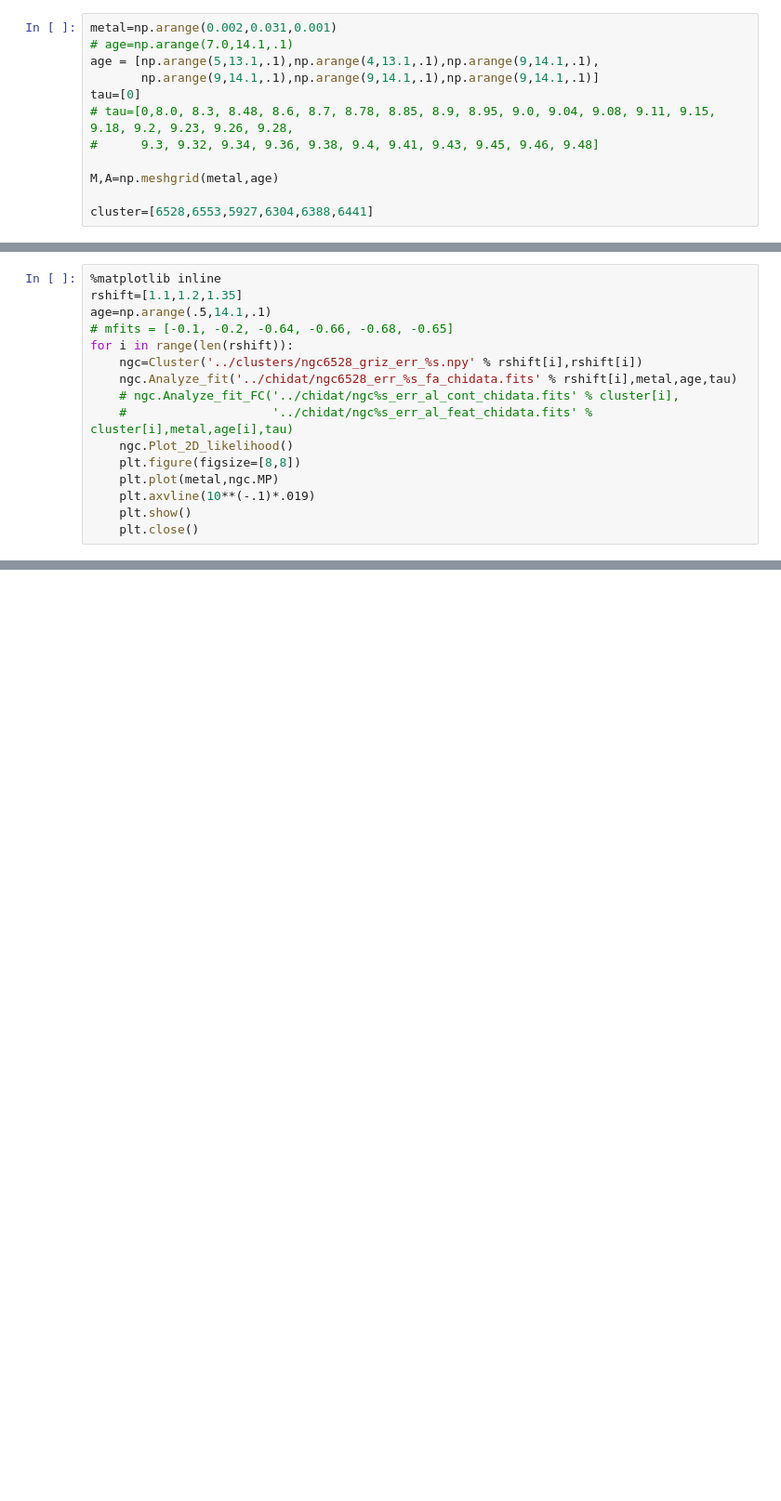
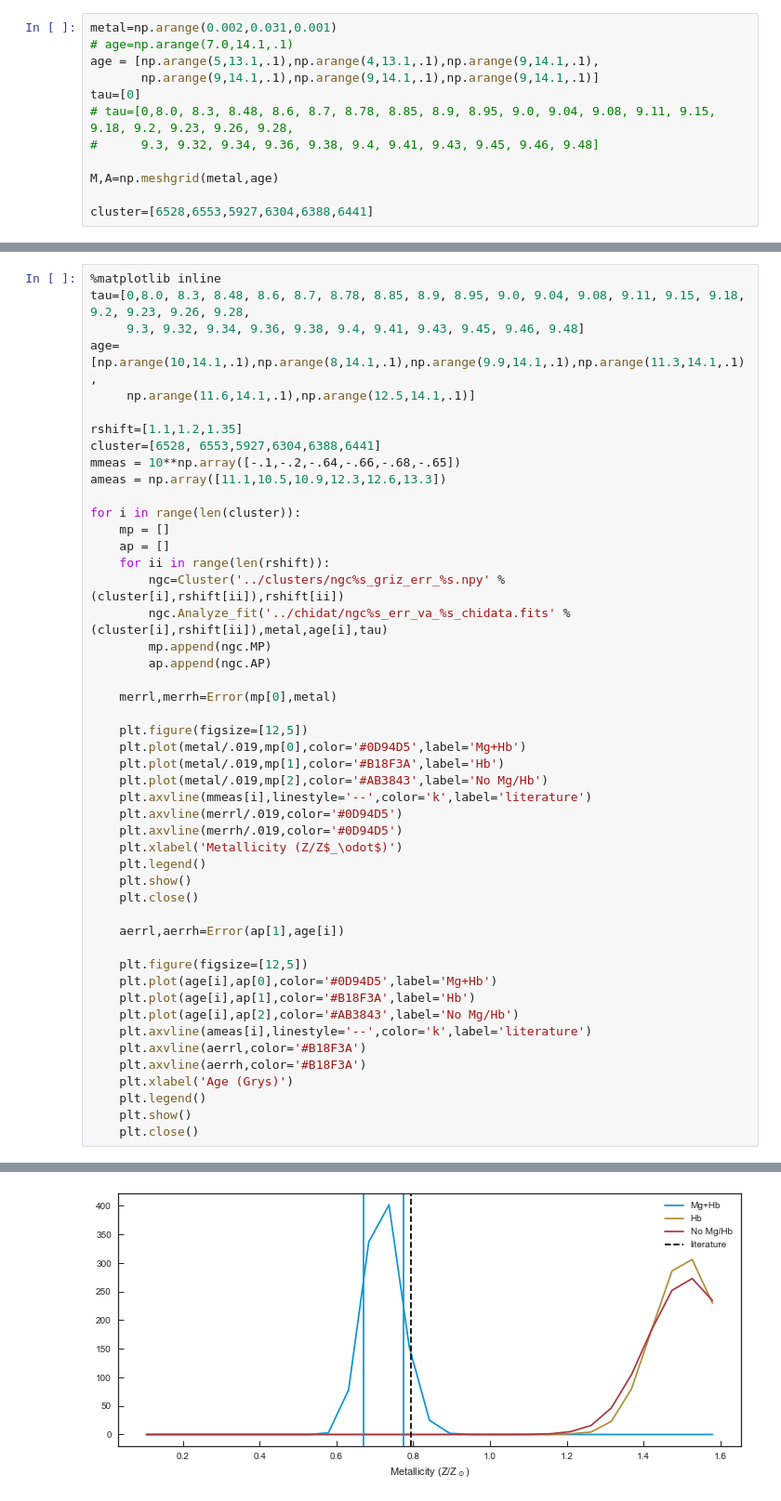
Before and after one commit to Vince-ec/Quiescent_analysis, a Jupyter notebook: scripts/cluster_lh_exam.ipynb, the cells around one changed output, grey strips where cells are left out. Shown at 93% size. Saved outputs shown, nothing was run; the diff lists cells and outputs as text; blank space fills up the shorter version.

Commit message:
may 23 cluster fitting

```diff
--- a/scripts/cluster_lh_exam.ipynb
+++ b/scripts/cluster_lh_exam.ipynb
@@ -58,16 +28,0 @@ Best fit model is 5.0 Gyr and 0.028 Z
-# %%
-%matplotlib inline
-rshift=[1.1,1.2,1.35]
-age=np.arange(.5,14.1,.1)
-# mfits = [-0.1, -0.2, -0.64, -0.66, -0.68, -0.65]
-for i in range(len(rshift)):
-    ngc=Cluster('../clusters/ngc6528_griz_err_%s.npy' % rshift[i],rshift[i])
-    ngc.Analyze_fit('../chidat/ngc6528_err_%s_fa_chidata.fits' % rshift[i],metal,age,tau)
-    # ngc.Analyze_fit_FC('../chidat/ngc%s_err_al_cont_chidata.fits' % cluster[i],
-    #                    '../chidat/ngc%s_err_al_feat_chidata.fits' % cluster[i],metal,age[i],tau)
-    ngc.Plot_2D_likelihood()
-    plt.figure(figsize=[8,8])
-    plt.plot(metal,ngc.MP)
-    plt.axvline(10**(-.1)*.019)
-    plt.show()
-    plt.close()
@@ -86,0 +29,49 @@ Best fit model is 3.6 Gyr and 0.03 Z
+# %%
+%matplotlib inline
+tau=[0,8.0, 8.3, 8.48, 8.6, 8.7, 8.78, 8.85, 8.9, 8.95, 9.0, 9.04, 9.08, 9.11, 9.15, 9.18, 9.2, 9.23, 9.26, 9.28,
+     9.3, 9.32, 9.34, 9.36, 9.38, 9.4, 9.41, 9.43, 9.45, 9.46, 9.48]
+age=[np.arange(10,14.1,.1),np.arange(8,14.1,.1),np.arange(9.9,14.1,.1),np.arange(11.3,14.1,.1),
+     np.arange(11.6,14.1,.1),np.arange(12.5,14.1,.1)]
+
+rshift=[1.1,1.2,1.35]
+cluster=[6528, 6553,5927,6304,6388,6441]
+mmeas = 10**np.array([-.1,-.2,-.64,-.66,-.68,-.65])
+ameas = np.array([11.1,10.5,10.9,12.3,12.6,13.3])
+
+for i in range(len(cluster)):
+    mp = []
+    ap = []
+    for ii in range(len(rshift)):
+        ngc=Cluster('../clusters/ngc%s_griz_err_%s.npy' % (cluster[i],rshift[ii]),rshift[ii])
+        ngc.Analyze_fit('../chidat/ngc%s_err_va_%s_chidata.fits' % (cluster[i],rshift[ii]),metal,age[i],tau)
+        mp.append(ngc.MP)
+        ap.append(ngc.AP)
+
+    merrl,merrh=Error(mp[0],metal)
+
+    plt.figure(figsize=[12,5])
+    plt.plot(metal/.019,mp[0],color='#0D94D5',label='Mg+Hb')
+    plt.plot(metal/.019,mp[1],color='#B18F3A',label='Hb')
+    plt.plot(metal/.019,mp[2],color='#AB3843',label='No Mg/Hb')
+    plt.axvline(mmeas[i],linestyle='--',color='k',label='literature')
+    plt.axvline(merrl/.019,color='#0D94D5')
+    plt.axvline(merrh/.019,color='#0D94D5')
+    plt.xlabel('Metallicity (Z/Z$_\odot$)')
+    plt.legend()
+    plt.show()
+    plt.close()
+
+    aerrl,aerrh=Error(ap[1],age[i])
+
+    plt.figure(figsize=[12,5])
+    plt.plot(age[i],ap[0],color='#0D94D5',label='Mg+Hb')
+    plt.plot(age[i],ap[1],color='#B18F3A',label='Hb')
+    plt.plot(age[i],ap[2],color='#AB3843',label='No Mg/Hb')
+    plt.axvline(ameas[i],linestyle='--',color='k',label='literature')
+    plt.axvline(aerrl,color='#B18F3A')
+    plt.axvline(aerrh,color='#B18F3A')
+    plt.xlabel('Age (Grys)')
+    plt.legend()
+    plt.show()
+    plt.close()
+# %% [output]
@@ -86,0 +90 @@ Best fit model is 3.6 Gyr and 0.03 Z
+[figure, added]
```
Also changed, not shown: parts of 7 cells of this notebook, 5 other files.
